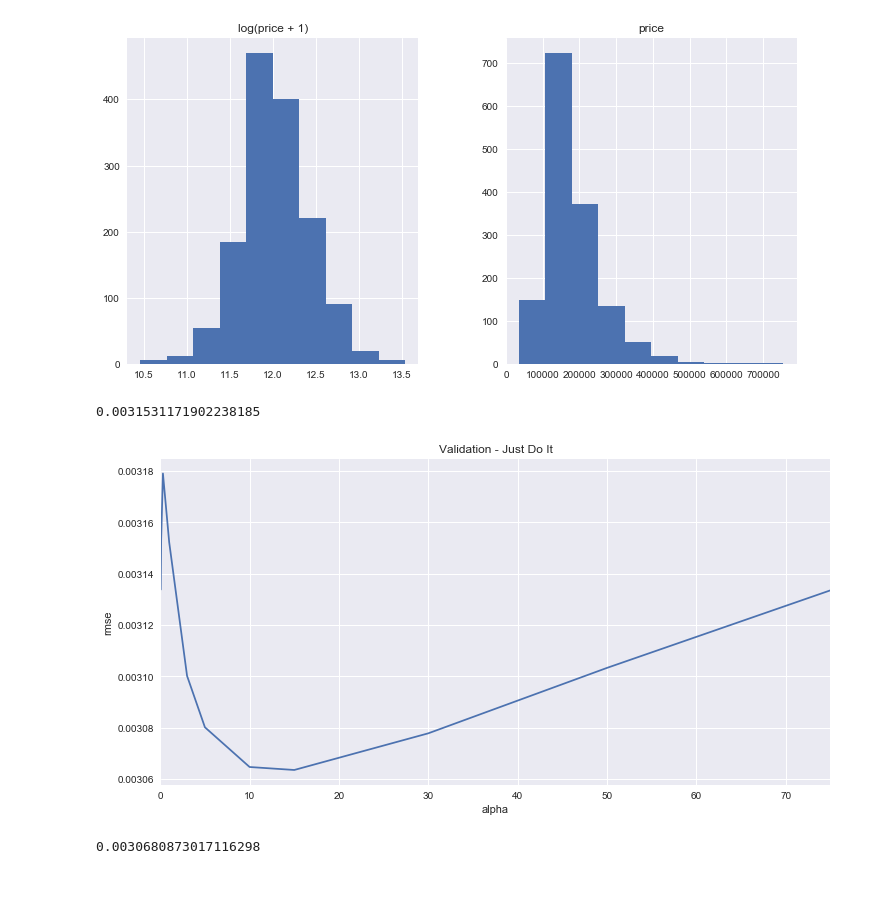
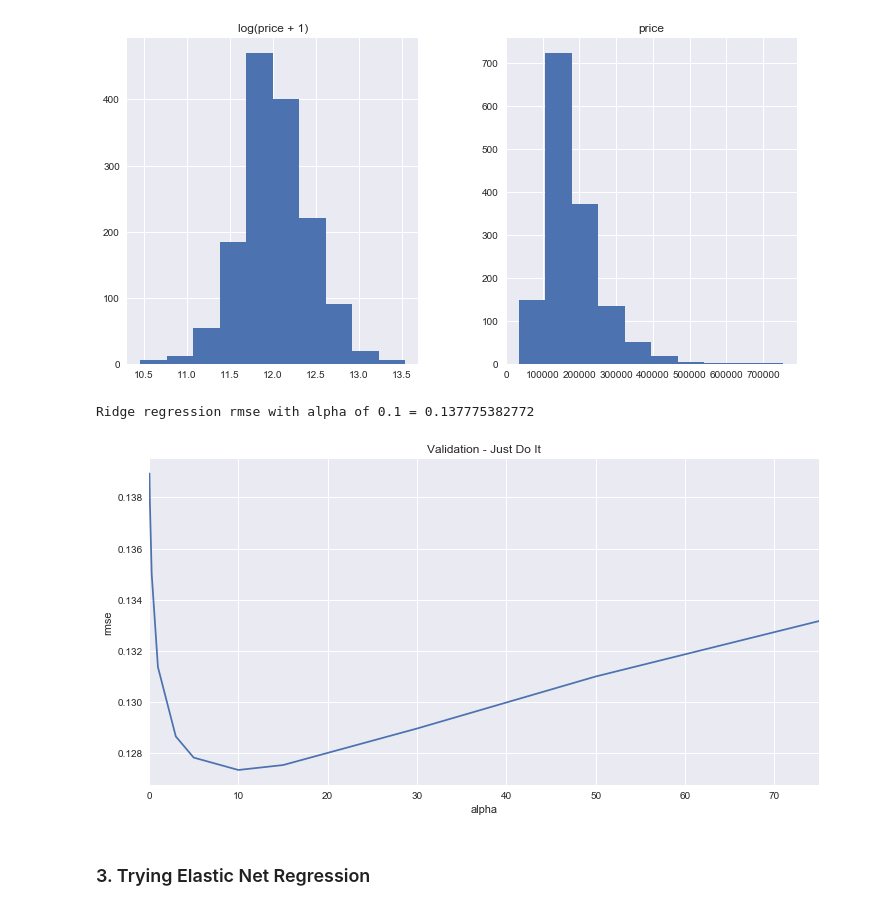
Before and after one commit to carolineeeyao/DSLAB, a Jupyter notebook: Lab3/Lab3.ipynb, the cells around one changed output. Drawn from its saved outputs; the diff is of its cells as text; code cells hidden in the pictures.

```diff
--- a/Lab3/Lab3.ipynb
+++ b/Lab3/Lab3.ipynb
@@ -216,25 +227,24 @@ def rmse_cv(model):
 # %%
 alphas = [0.05, 0.1, 0.3, 1, 3, 5, 10, 15, 30, 50, 75]
 cv_ridge = [rmse_cv(Ridge(alpha = alpha)).mean()
             for alpha in alphas]
 cv_ridge = pd.Series(cv_ridge, index = alphas)
 cv_ridge.plot(title = "Validation - Just Do It")
 plt.xlabel("alpha")
 plt.ylabel("rmse")
 cv_ridge = rmse_cv(Ridge(alpha = 0.1)).mean()
-cv_ridge
+print "Ridge regression rmse with alpha of 0.1 = {}".format(cv_ridge)
 # %% [output]
-0.0031531171902238185
+Ridge regression rmse with alpha of 0.1 = 0.137775382772
-[figure, old version]
+[figure, new version]
+# %% [markdown]
+### 3. Trying Elastic Net Regression
 # %%
-from sklearn.linear_model import BayesianRidge
-alphas = [0.000001, 0.0001, 0.1, 0.3, 1, 3]
-ratios = [0.000001, 0.0001, 0.1, 0.3, 1, 3]
-cv_elastic = [rmse_cv(BayesianRidge(alpha_1 = alpha, alpha_2 = l1_ratio)).mean()
-            for alpha in alphas for l1_ratio in ratios]
-cv_elastic[0]
+from sklearn.linear_model import ElasticNet, ElasticNetCV
+alphas = [0.05, 0.1, 0.3, 1, 3, 5, 10, 15, 30, 50, 75]
+l1_ratios = [.1, .5, .7, .9, .95, .99, 1]
+cv_elastic = [rmse_cv(ElasticNet(alpha = alpha, l1_ratio = ratio)).mean()
+            for alpha in alphas for ratio in l1_ratios]
-# %% [output]
-0.0030680873017116298
 # %%
 from mpl_toolkits.mplot3d import Axes3D
 fig = plt.figure()
```
Also changed, not shown: parts of 42 cells of this notebook, 2 other files.
